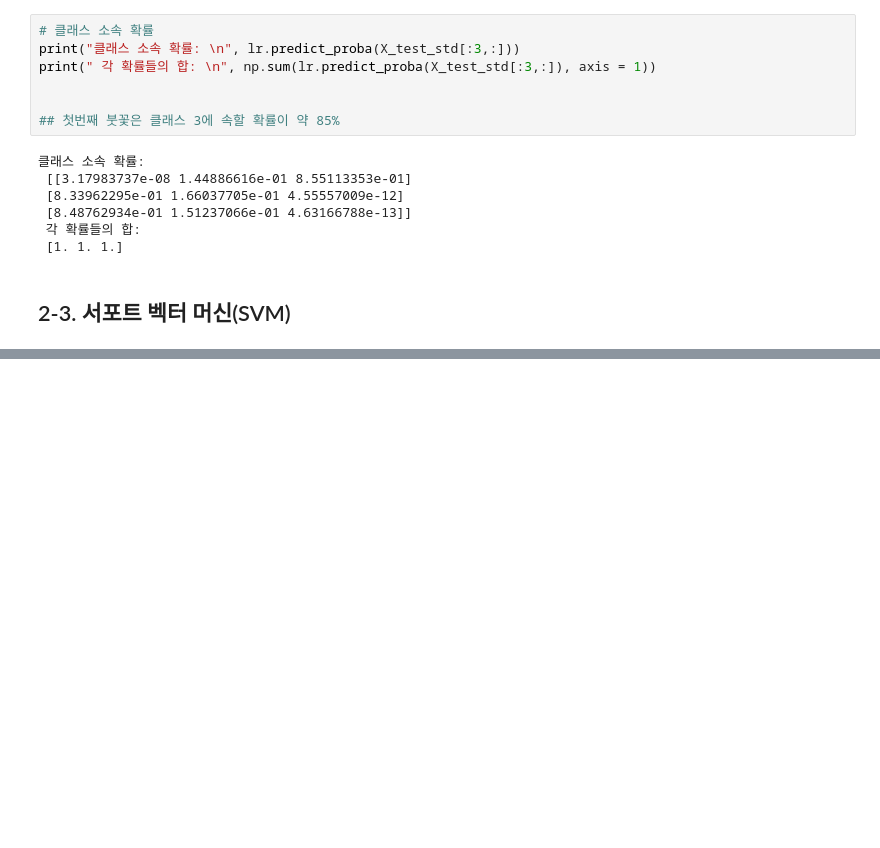
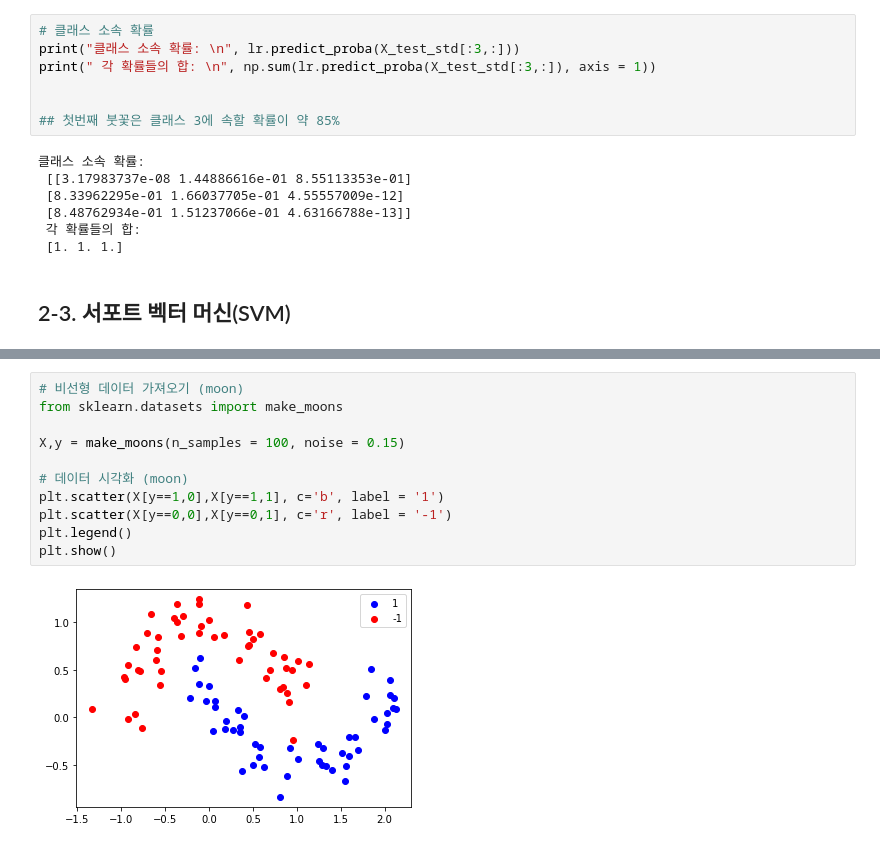
Before and after one commit to jerry-ryu/ML_beginning, a Jupyter notebook: 3.Classification.ipynb, the cells around one changed output, grey strips where cells are left out. Cells and saved outputs as stored; diff of their text form; blank space fills up the shorter version.

```diff
--- a/3.Classification.ipynb
+++ b/3.Classification.ipynb
@@ -1587,0 +1655,13 @@ print(" 각 확률들의 합: \n", np.sum(lr.predict_proba(X_test_std[:3,:]), ax
+# %%
+# 비선형 데이터 가져오기 (moon)
+from sklearn.datasets import make_moons
+
+X,y = make_moons(n_samples = 100, noise = 0.15)
+
+# 데이터 시각화 (moon)
+plt.scatter(X[y==1,0],X[y==1,1], c='b', label = '1')
+plt.scatter(X[y==0,0],X[y==0,1], c='r', label = '-1')
+plt.legend()
+plt.show()
+# %% [output]
+[figure, added]
```
Also changed, not shown: parts of 7 cells of this notebook.
